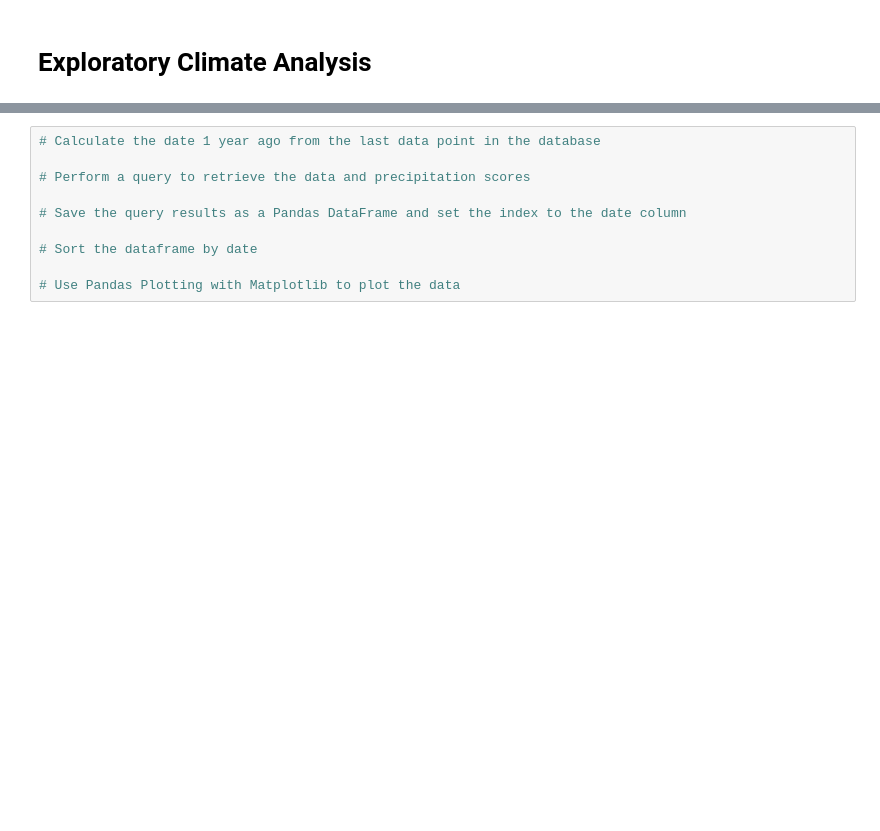
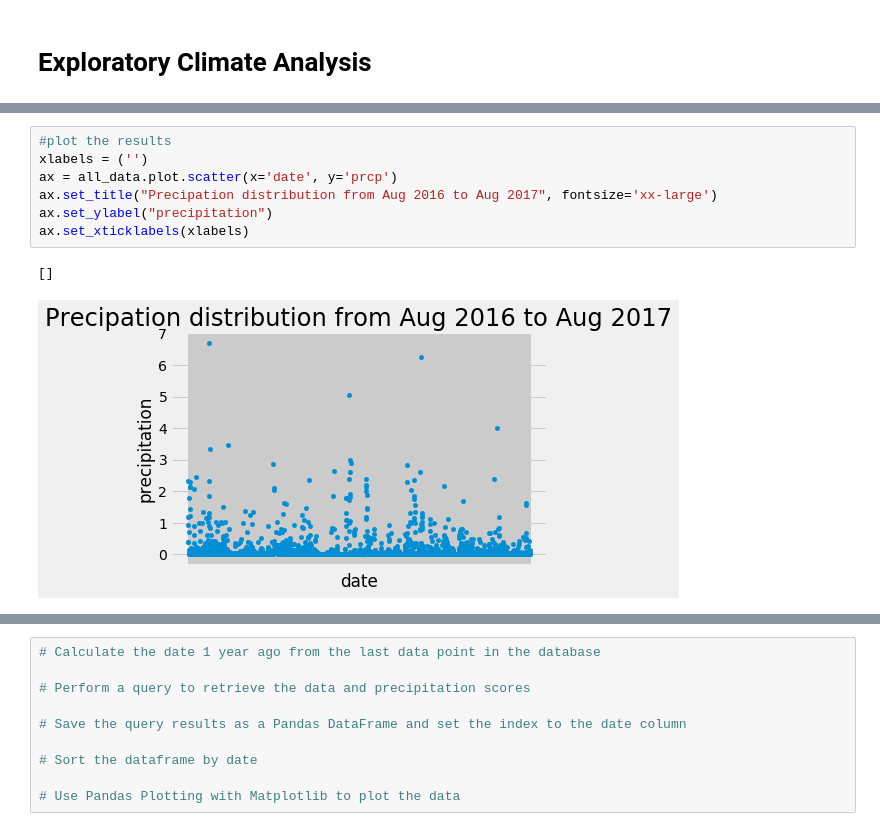
Before and after one commit to arvinseeva/sqlalchemy-challenge, a Jupyter notebook: climate_starter.ipynb, the cells around one changed output, grey strips where cells are left out. Saved outputs shown, nothing was run; the diff lists cells and outputs as text; blank space fills up the shorter version.

```diff
--- a/climate_starter.ipynb
+++ b/climate_starter.ipynb
@@ -62,0 +63,10 @@ all_data
+# %%
+#plot the results
+xlabels = ('')
+ax = all_data.plot.scatter(x='date', y='prcp')
+ax.set_title("Precipation distribution from Aug 2016 to Aug 2017", fontsize='xx-large')
+ax.set_ylabel("precipitation")
+ax.set_xticklabels(xlabels)
+# %% [output]
+[]
+[figure, added]
```
Also changed, not shown: parts of 2 cells of this notebook.
